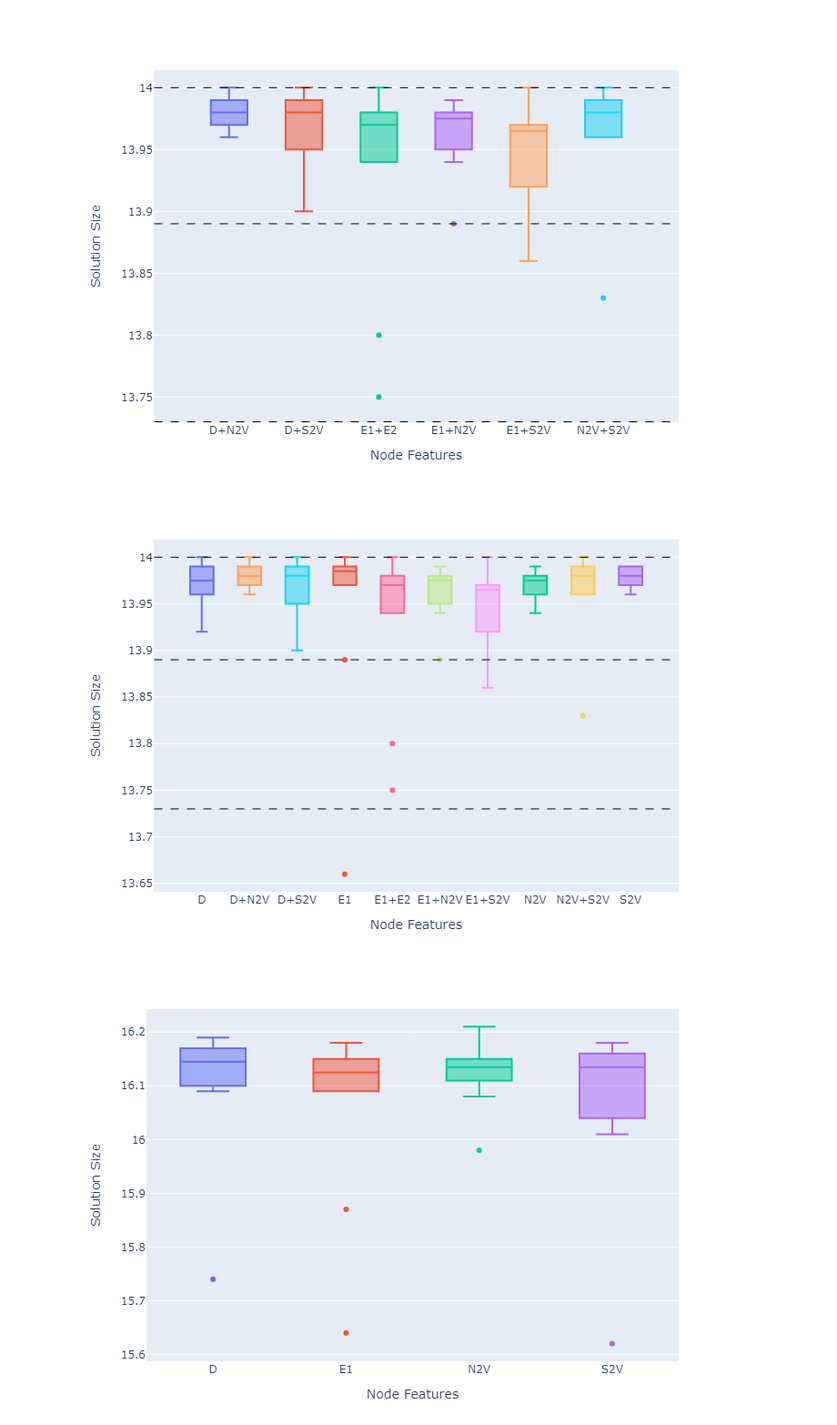
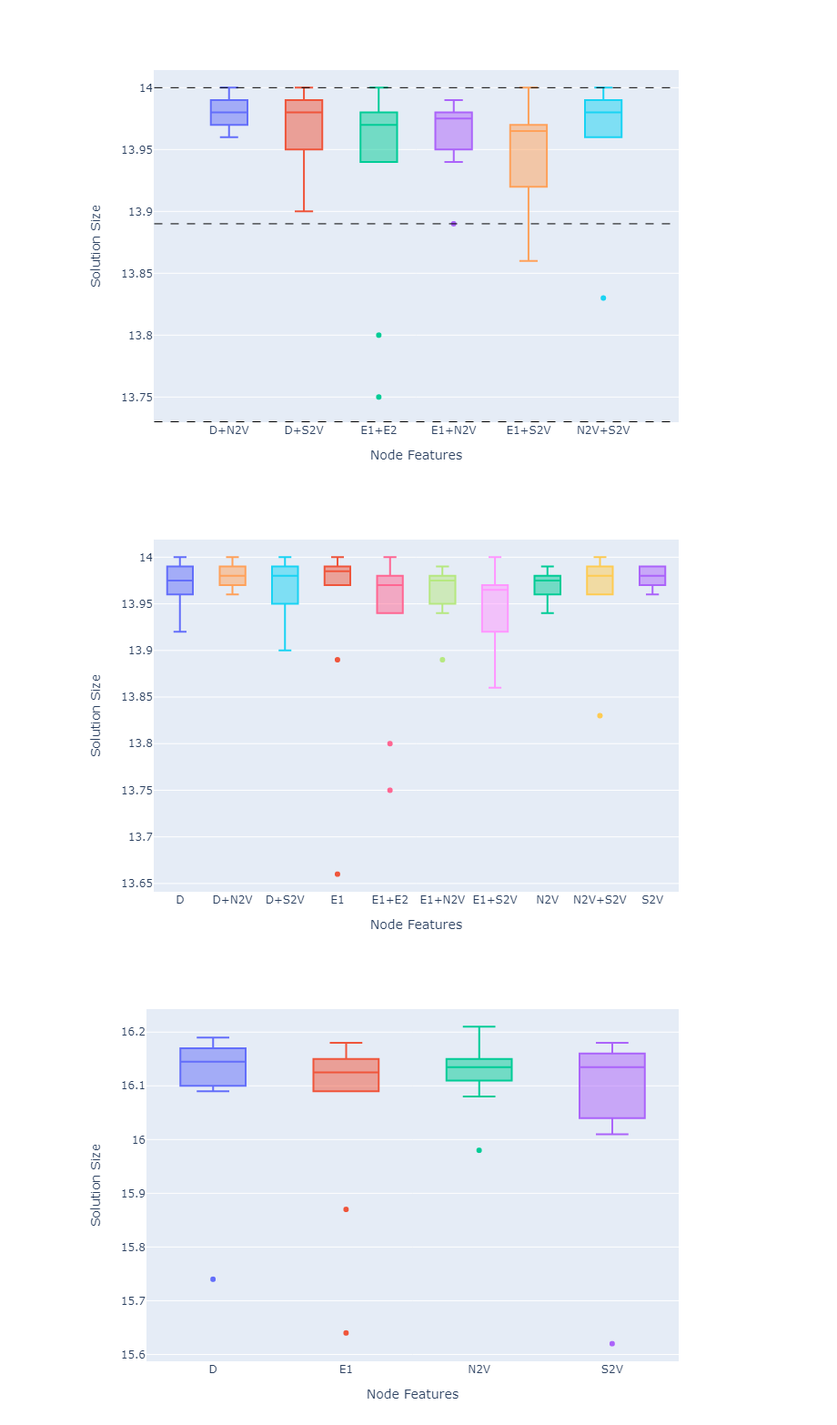
Before and after one commit to rettrich/thesis, a Jupyter notebook: eval/evaluation.ipynb, the cells around one changed output. Shown at 91% size. Cells and saved outputs as stored; diff of their text form; code cells hidden in the pictures.

```diff
--- a/eval/evaluation.ipynb
+++ b/eval/evaluation.ipynb
@@ -113,16 +114,18 @@ p
 # %% [output]
 [figure]
 # %%
-p = plot(vcat(dfs_single, dfs_combined), x=Symbol("Node Features"), y=Symbol("Solution Size"), kind="box", color=Symbol("Node Features"),
+features = get_features("V200_045-055")
+p = plot(vcat(features.single, features.combined), x=Symbol("Node Features"), y=Symbol("Solution Size"), kind="box", color=Symbol("Node Features"),
     Layout(
         showlegend=false
     ))
-    add_line(p, mean_ds, 10)
-    add_line(p, mean_ds_2, 10)
-    add_line(p, mean_ds_3, 10)
+    # add_line(p, mean_ds, 10)
+    # add_line(p, mean_ds_2, 10)
+    # add_line(p, mean_ds_3, 10)
+savefig(p, "V200-045-055.pdf", width=1000, height=500)
 p
 # %% [output]
-[figure, old version]
+[figure, new version]
 # %%
 single_features = [
     ("V400_045-055/Degree/1/", "D"),
```
Also changed, not shown: parts of 6 cells of this notebook, 4 other files.
